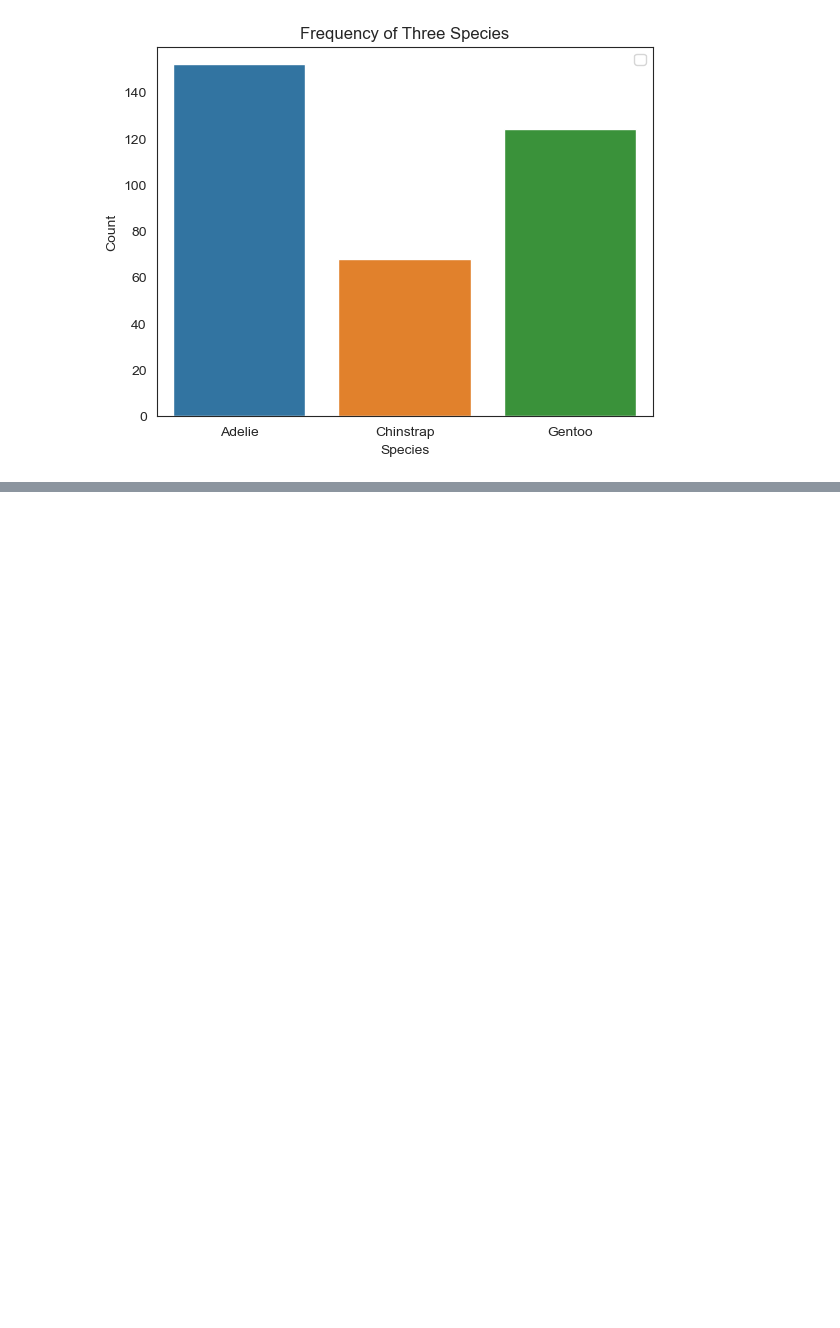
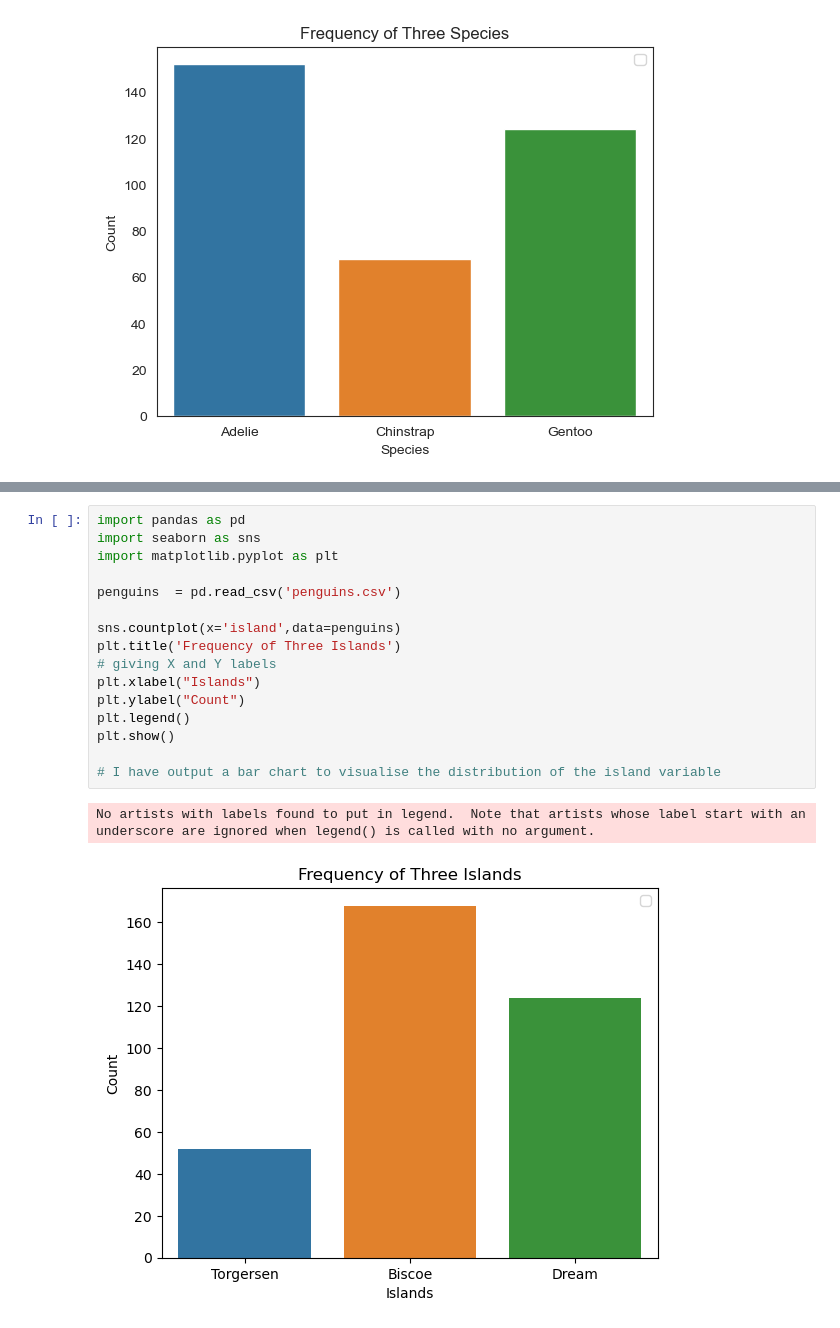
Before and after one commit to AudeAllen/Fundamentals-of-Data-Analysis---Tasks-and-Project, a Jupyter notebook: tasks.ipynb, the cells around one changed output, grey strips where cells are left out. Cells and saved outputs as stored; diff of their text form; blank space fills up the shorter version.

Commit message:
Changes to Task 3 - Distribution of island variabl

```diff
--- a/tasks.ipynb
+++ b/tasks.ipynb
@@ -295,0 +326,19 @@ array(['Chinstrap', 'Gentoo', 'Chinstrap', 'Gentoo', 'Adelie', 'Gentoo',
+# %%
+import pandas as pd
+import seaborn as sns
+import matplotlib.pyplot as plt
+
+penguins  = pd.read_csv('penguins.csv')
+
+sns.countplot(x='island',data=penguins)
+plt.title('Frequency of Three Islands')
+# giving X and Y labels
+plt.xlabel("Islands")
+plt.ylabel("Count")
+plt.legend()
+plt.show()
+
+# I have output a bar chart to visualise the distribution of the island variable
+# %% [output]
+No artists with labels found to put in legend.  Note that artists whose label start with an underscore are ignored when legend() is called with no argument.
+[figure, added]
```
Also changed, not shown: parts of 8 cells of this notebook.
